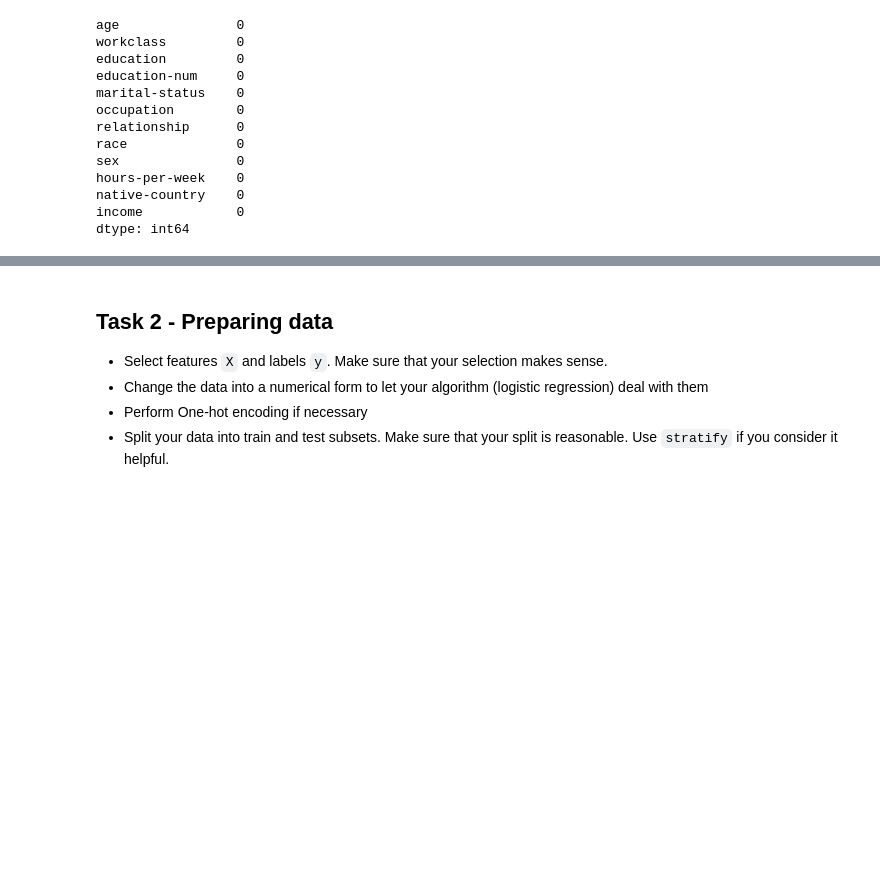
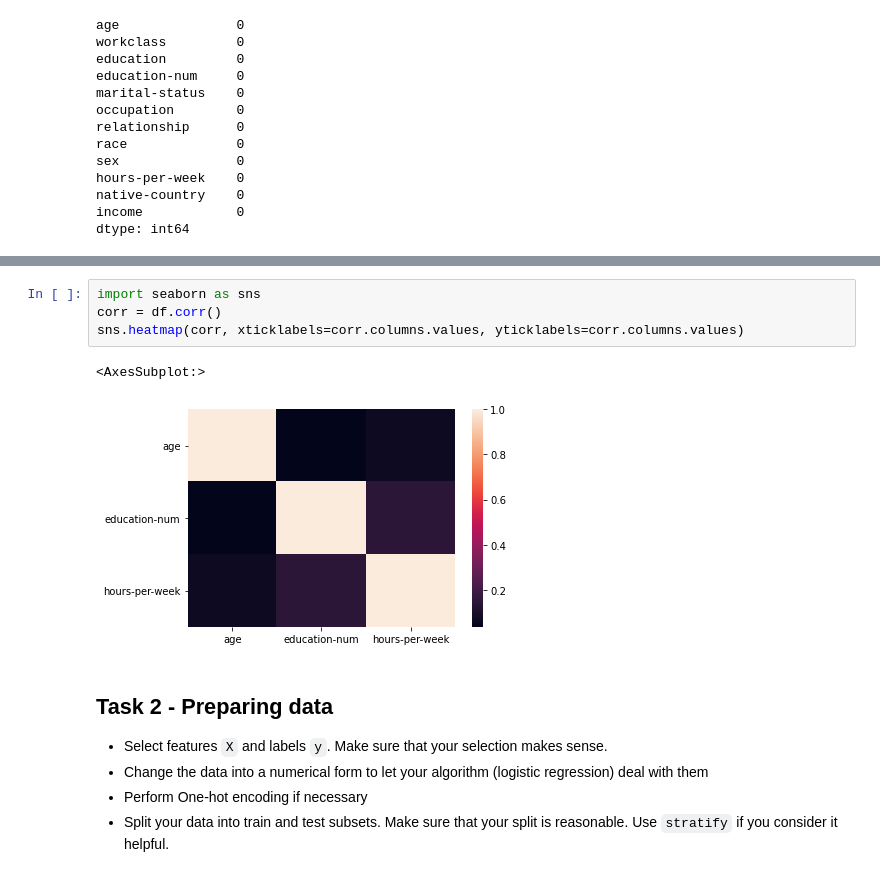
Before and after one commit to sobson125/Machine-Learning, a Jupyter notebook: Studies/Logistic Regression/LogisticRegressionTask.ipynb, the cells around one changed output, grey strips where cells are left out. Cells and saved outputs as stored; diff of their text form; blank space fills up the shorter version.

```diff
--- a/Studies/Logistic Regression/LogisticRegressionTask.ipynb
+++ b/Studies/Logistic Regression/LogisticRegressionTask.ipynb
@@ -73,3 +98,10 @@ dtype: int64
+# %%
+import seaborn as sns
+corr = df.corr()
+sns.heatmap(corr, xticklabels=corr.columns.values, yticklabels=corr.columns.values)
+# %% [output]
+<AxesSubplot:>
+[figure, added]
 # %% [markdown]
 ## Task 2 - Preparing data
 - Select features `X` and labels `y`. Make sure that your selection makes sense.
```
Also changed, not shown: parts of 22 cells of this notebook.
